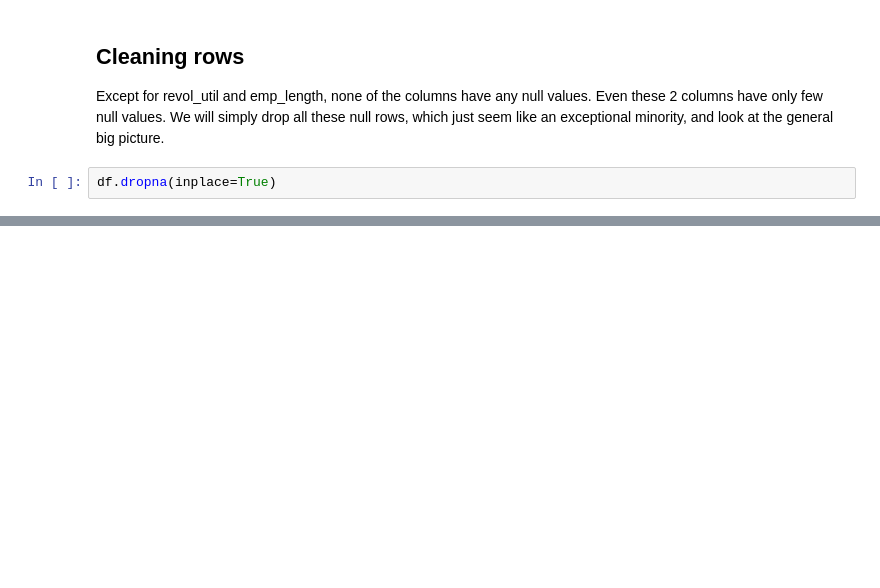
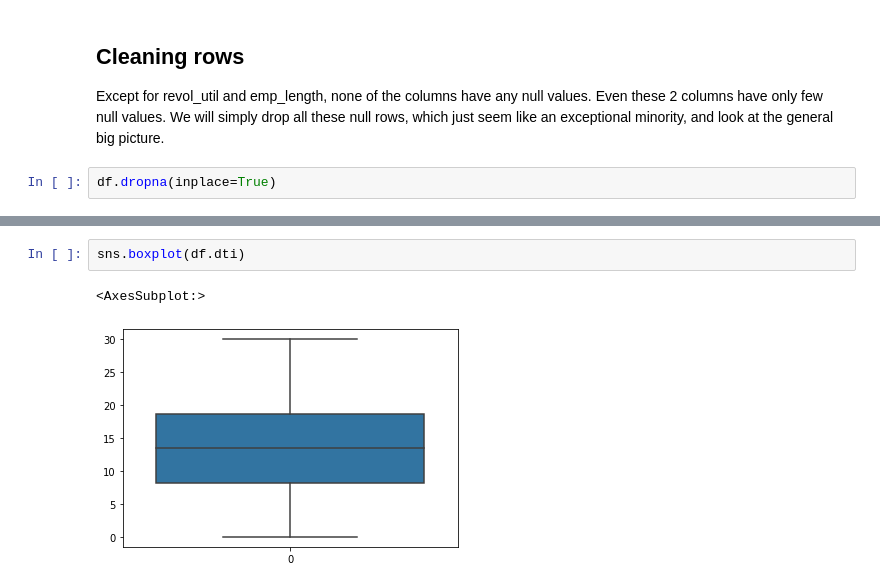
Before and after one commit to showman-sharma/LendingClubCaseStudy, a Jupyter notebook: V_S_S_Anirudh_Sharma.ipynb, the cells around one changed output, grey strips where cells are left out. Drawn from its saved outputs; the diff is of its cells as text; blank space fills up the shorter version.

```diff
--- a/V_S_S_Anirudh_Sharma.ipynb
+++ b/V_S_S_Anirudh_Sharma.ipynb
@@ -364,0 +398,5 @@ memory usage: 7.1+ MB
+# %%
+sns.boxplot(df.dti)
+# %% [output]
+<AxesSubplot:>
+[figure, added]
```
Also changed, not shown: parts of 17 cells of this notebook.
